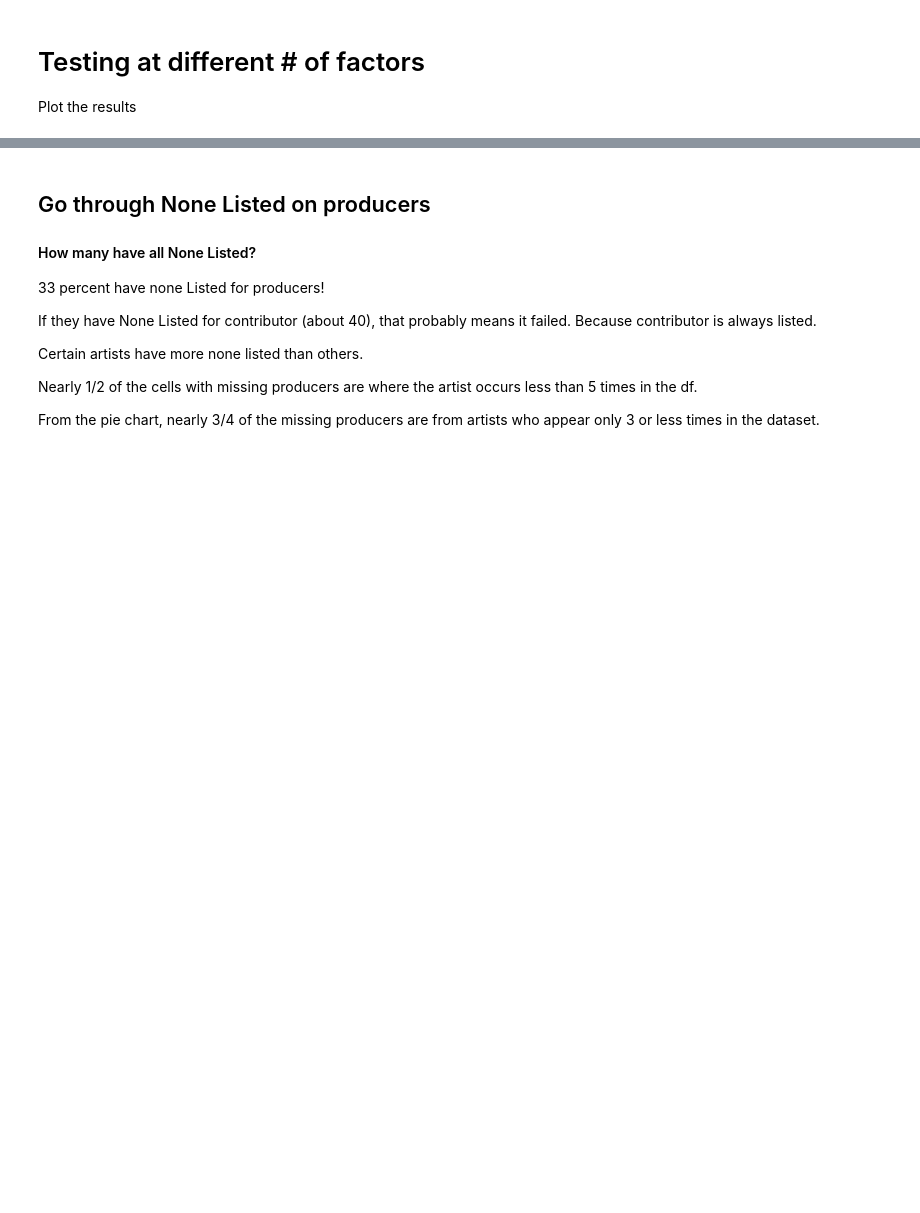
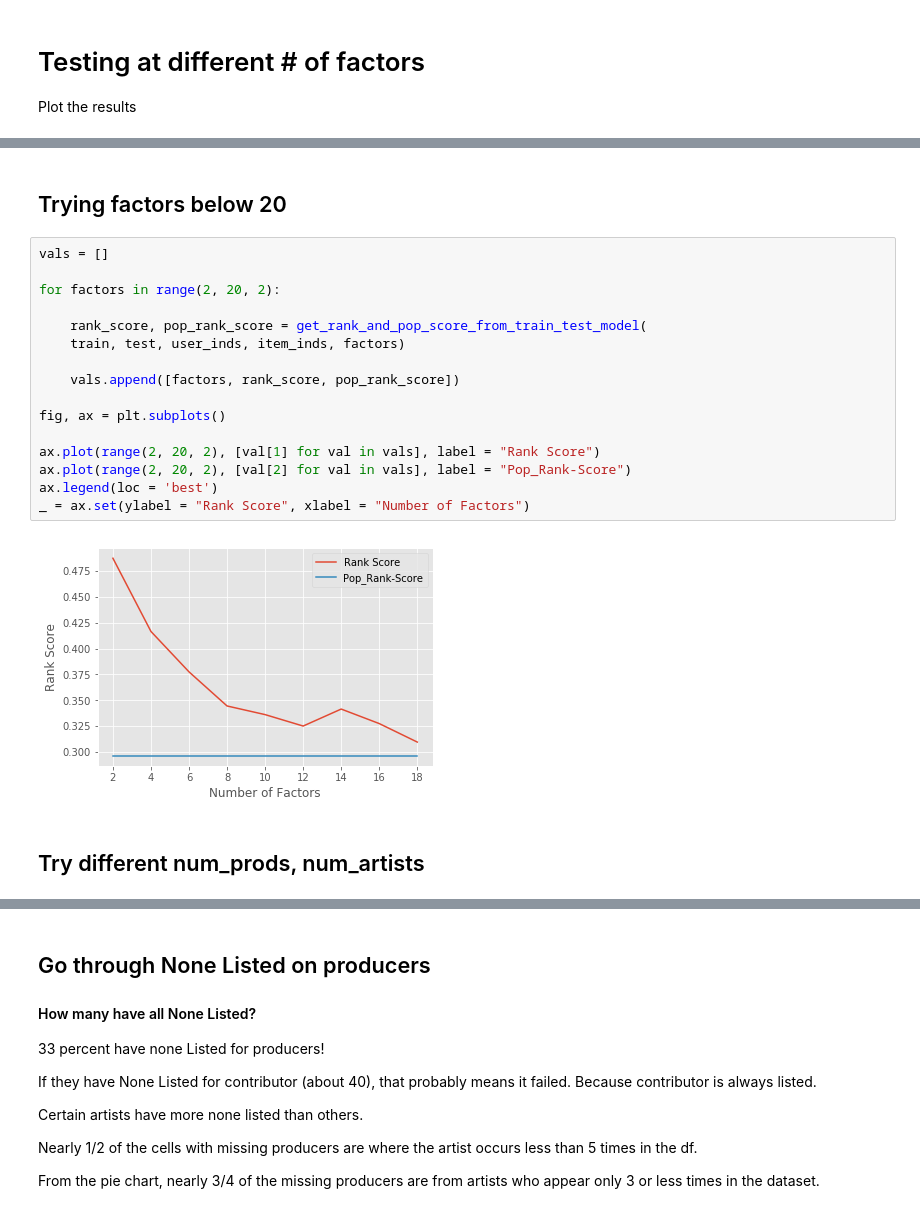
Before and after one commit to Jesse-Kerr/recordmender, a Jupyter notebook: model_understanding.ipynb, the cells around one changed output, grey strips where cells are left out. Drawn from its saved outputs; the diff is of its cells as text; blank space fills up the shorter version.

```diff
--- a/model_understanding.ipynb
+++ b/model_understanding.ipynb
@@ -384,0 +250,22 @@ print(rank_scores)
+# %% [markdown]
+## Trying factors below 20
+# %%
+vals = []
+
+for factors in range(2, 20, 2):
+
+    rank_score, pop_rank_score = get_rank_and_pop_score_from_train_test_model(
+    train, test, user_inds, item_inds, factors)
+
+    vals.append([factors, rank_score, pop_rank_score])
+
+fig, ax = plt.subplots()
+
+ax.plot(range(2, 20, 2), [val[1] for val in vals], label = "Rank Score")
+ax.plot(range(2, 20, 2), [val[2] for val in vals], label = "Pop_Rank-Score")
+ax.legend(loc = 'best')
+_ = ax.set(ylabel = "Rank Score", xlabel = "Number of Factors")
+# %% [output]
+[figure, added]
+# %% [markdown]
+## Try different num_prods, num_artists
```
Also changed, not shown: parts of 28 cells of this notebook.
